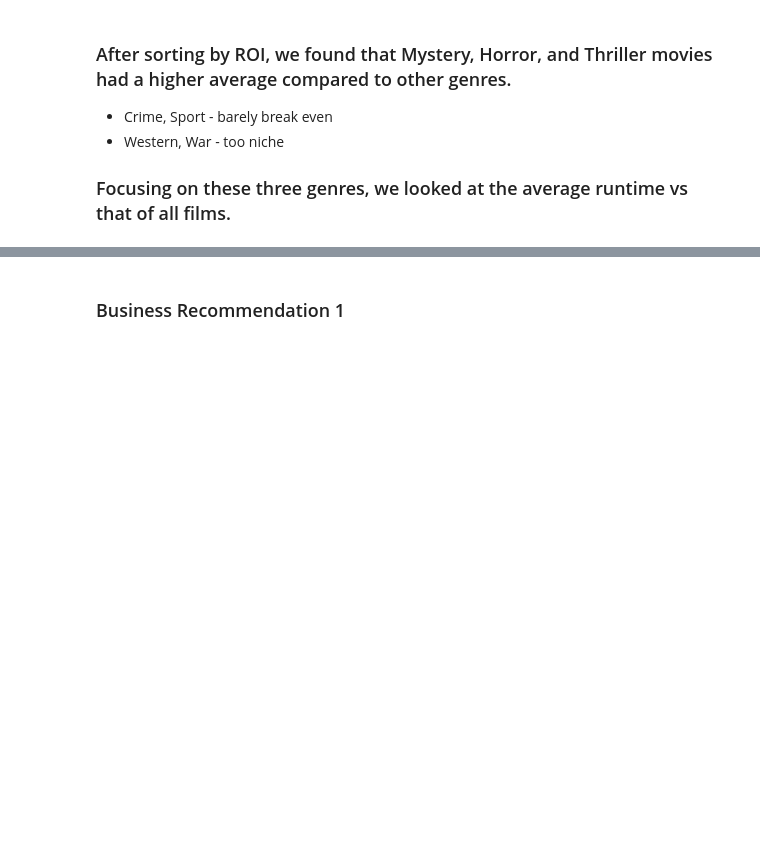
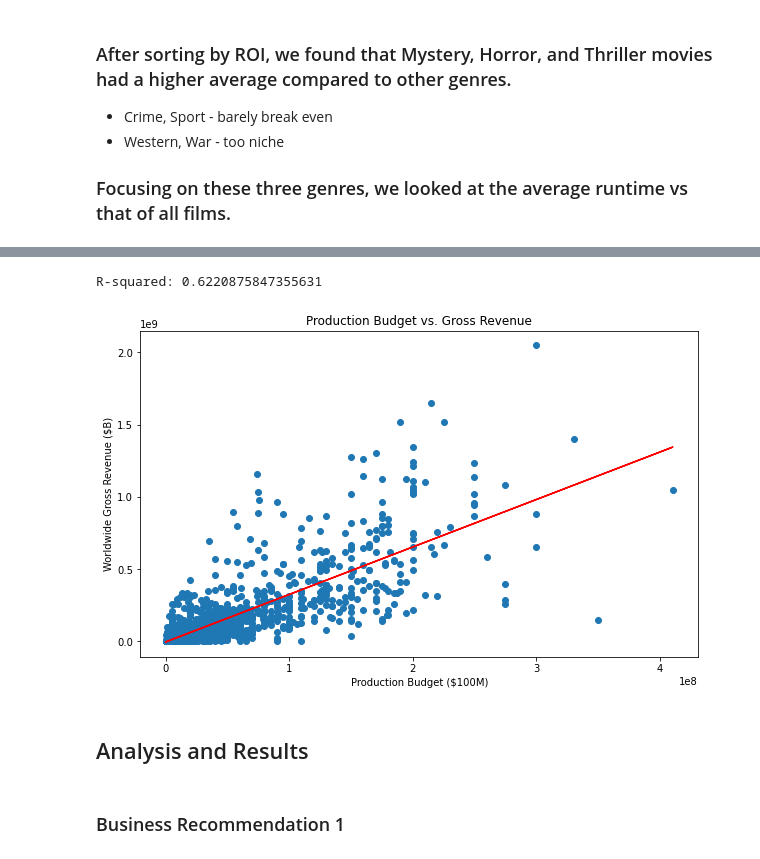
Before and after one commit to pyamin1878/Movie-Project, a Jupyter notebook: Final.ipynb, the cells around one changed output, grey strips where cells are left out. Cells and saved outputs as stored; diff of their text form; code cells hidden in the pictures; blank space fills up the shorter version.

```diff
--- a/Final.ipynb
+++ b/Final.ipynb
@@ -128,3 +135,35 @@ plot_genres_runtime(input_genres)
+# %%
+from sklearn.linear_model import LinearRegression
+
+X = movie_df[['production_budget']]
+y = movie_df['worldwide_gross']
+
+# Create and fit the model
+model = LinearRegression()
+model.fit(X, y)
+
+# Calculate the R-squared
+r_squared = model.score(X, y)
+
+print(f"R-squared: {r_squared}")
+# %% [output]
+R-squared: 0.6220875847355631
+# %%
+# Budget vs. Revenue - scatter plot
+plt.figure(figsize=(10, 6))
+plt.scatter(movie_df['production_budget'], movie_df['worldwide_gross'])
+plt.title('Production Budget vs. Gross Revenue')
+plt.xlabel('Production Budget ($100M)')
+plt.ylabel('Worldwide Gross Revenue ($B)')
+
+# Add regression line
+plt.plot(X, model.predict(X), color='red', label='Regression')
+
+plt.show()
+# %% [output]
+[figure, added]
+# %% [markdown]
+## Analysis and Results
 # %% [markdown]
 ### Business Recommendation 1
 # %% [markdown]
```
Also changed, not shown: parts of 7 cells of this notebook.
